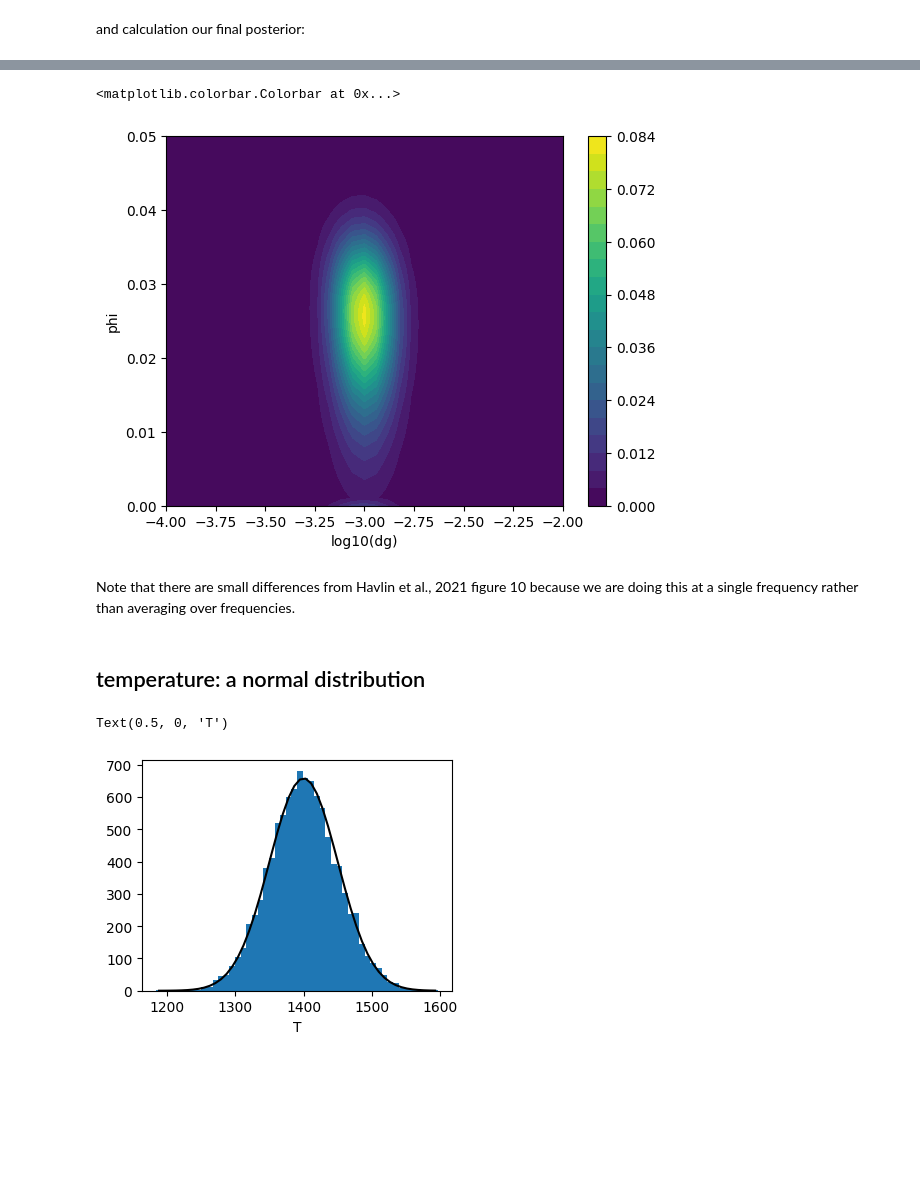
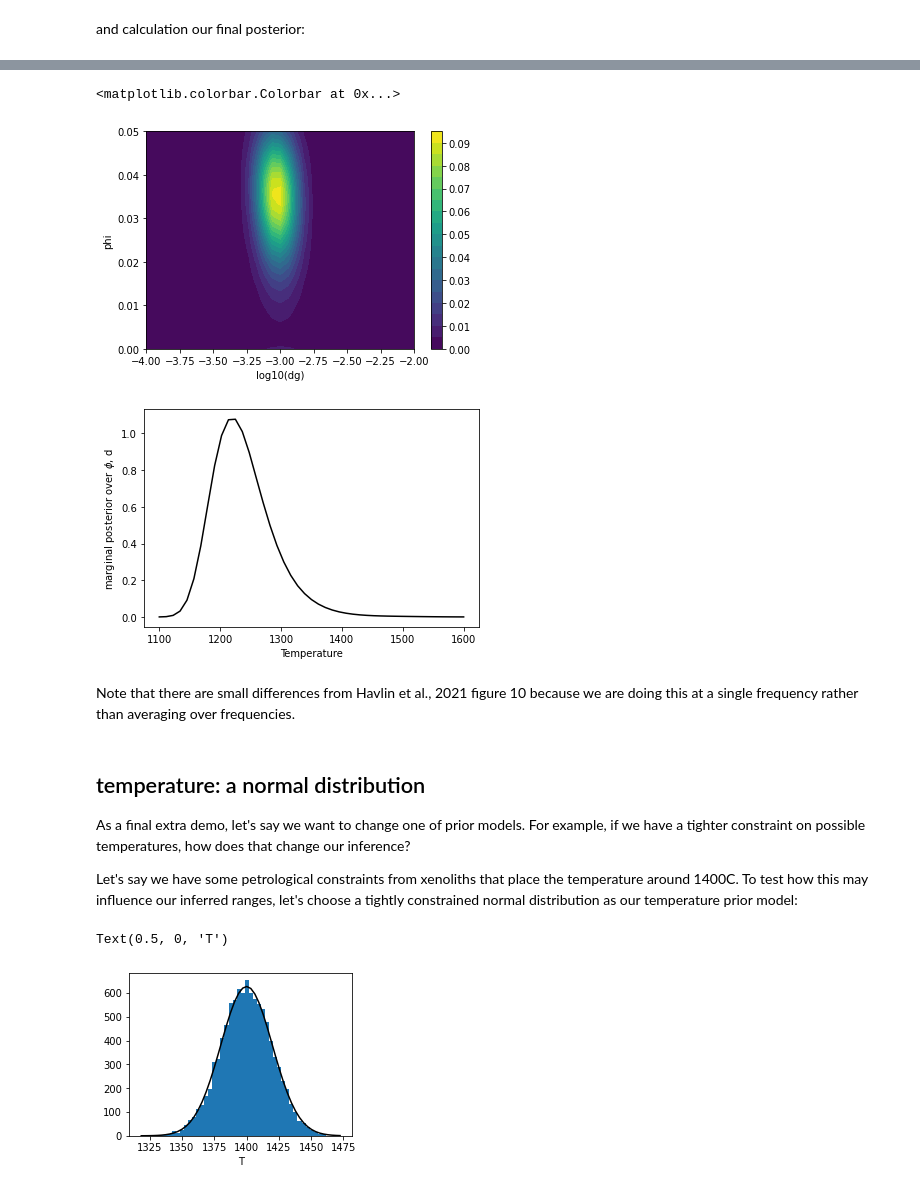
Before and after one commit to vbr-calc/pyVBRc, a Jupyter notebook: examples/vbr_bayes_intro.ipynb, the cells around one changed output, grey strips where cells are left out. Cells and saved outputs as stored; diff of their text form; code cells hidden in the pictures; blank space fills up the shorter version.

Commit message:
updating the example

```diff
--- a/examples/vbr_bayes_intro.ipynb
+++ b/examples/vbr_bayes_intro.ipynb
@@ -90,0 +194,8 @@ vbr.lut_dimensions
+# %%
+sample_dg_um = np.log10(0.01 * 1e6)
+sample_T_K = 1200 + 273
+sample_phi = 0.01
+Vs_pred = V_interp((sample_T_K, sample_phi, sample_dg_um))
+Q_pred = Q_interp((sample_T_K, sample_phi, sample_dg_um))
+
+Q_pred, Vs_pred
@@ -99,7 +212,7 @@ def Q_likeli(Q_pred):
     return 1./(std_Q * np.sqrt(2*np.pi)) * np.exp( - 0.5 * ((Q_pred - Q)/std_Q)**2)
 
 def Vs_likeli(V_pred):
-    return 1./(Vs_std * np.sqrt(2*np.pi)) * np.exp( - 0.5 * ((V_pred - Vs)/Vs_std)**2)
+    return 1./(std_Vs * np.sqrt(2*np.pi)) * np.exp( - 0.5 * ((V_pred - Vs)/std_Vs)**2)
 
 def likelihood(T, phi, dg_m):
 
@@ -135,12 +248,12 @@ plt.legend()
 To use with multi-dimensional grids, we'll need to flatten and then un-flatten:
 # %%
 Ttest = np.linspace(1100, 1600, 45)  # degree C
-philtest = np.linspace(0, 0.05, 50)
+phitest = np.linspace(0, 0.05, 50)
 dgtest = np.logspace(-4, -2, 35)
 
-Tg, philt, dgg = np.meshgrid(Ttest, philtest, dgtest, indexing='ij')
+Tg, phig, dgg = np.meshgrid(Ttest, phitest, dgtest, indexing='ij')
 
-P = likelihood(Tg.flatten(), philt.flatten(), dgg.flatten())
+P = likelihood(Tg.flatten(), phig.flatten(), dgg.flatten())
 P = P.reshape(Tg.shape)
 P.shape
 # %% [output]
@@ -164,6 +285,6 @@ The above plots are just likelihoods. For a full bayes inference, we want to mul
 # %%
 P_T = T_dist_C.pdf(Tg)
-P_phi = melt_fraction_dist.pdf(philt)
+P_phi = melt_fraction_dist.pdf(phig)
 P_dgg = grain_size_dist.pdf(dgg)
 P_T.shape
 # %% [output]
@@ -193,18 +330,28 @@ plt.colorbar()
+# %%
+plt.contourf(np.log10(dgtest), phitest, Posterior.sum(axis=0), levels=20)
+plt.xlabel("log10(dg)")
+plt.ylabel("phi")
+plt.colorbar()
+# %% [output]
+<matplotlib.colorbar.Colorbar at 0x...>
+[figure, added]
 # %%
-plt.contourf(np.log10(dgtest), philtest, Posterior.sum(axis=0), levels=20)
-plt.xlabel("log10(dg)")
-plt.ylabel("phi")
-plt.colorbar()
+plt.plot(Ttest, Posterior.sum(axis=2).sum(axis=1), 'k')
+plt.xlabel("Temperature")
+_ = plt.ylabel("marginal posterior over $\phi$, d")
 # %% [output]
-<matplotlib.colorbar.Colorbar at 0x...>
-[figure, old version]
+[figure, new version]
 # %% [markdown]
 Note that there are small differences from Havlin et al., 2021 figure 10 because we are doing this at a single frequency rather than averaging over frequencies.
 # %% [markdown]
 ## temperature: a normal distribution
+
+As a final extra demo, let's say we want to change one of prior models. For example, if we have a tighter constraint on possible temperatures, how does that change our inference?
+
+Let's say we have some petrological constraints from xenoliths that place the temperature around 1400C. To test how this may influence our inferred ranges, let's choose a tightly constrained normal distribution as our temperature prior model:
 # %%
 mean_T = 1400
-sig_T = 50
+sig_T = 20
 
 T_dist_C = stats.norm(mean_T, sig_T)
 
@@ -219,4 +366,4 @@ axs.plot(x,pdf_scaled ,'k')
 axs.set_xlabel("T")
 # %% [output]
 Text(0.5, 0, 'T')
-[figure, old version]
+[figure, new version]
```
Also changed, not shown: parts of 40 cells of this notebook, 1 other file.
